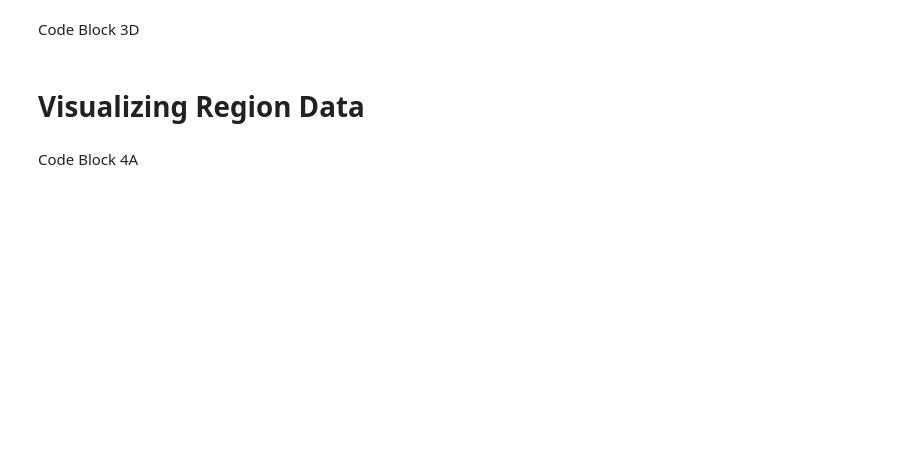
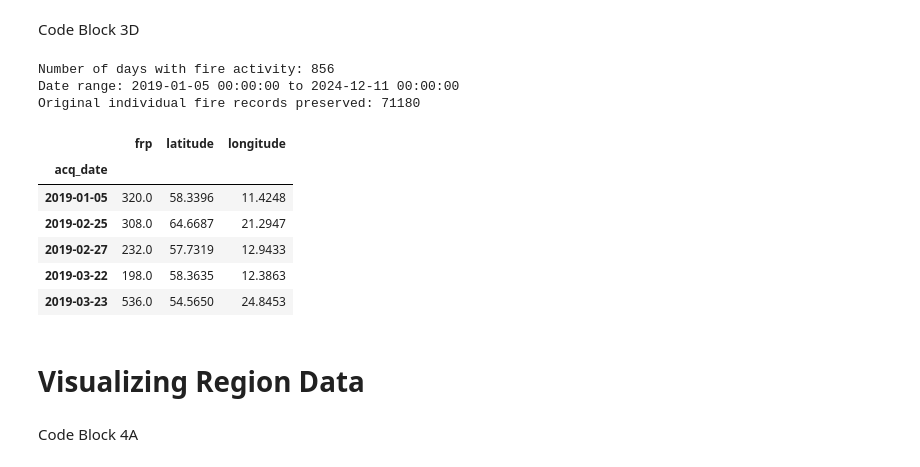
Before and after one commit to Matars/Caffein, a Jupyter notebook: notebooks/wildfire_prediction.ipynb, the cells around one changed output. Drawn from its saved outputs; the diff is of its cells as text; code cells hidden in the pictures; blank space fills up the shorter version.

```diff
--- a/notebooks/wildfire_prediction.ipynb
+++ b/notebooks/wildfire_prediction.ipynb
@@ -305,3 +343,39 @@ df.head()
+# %%
+# IMPORTANT: Save the raw filtered data before aggregation for later visualization
+df_filtered_raw = df_filtered.copy()
+
+# Store latitude and longitude info before aggregation (we'll need this for mapping later)
+# For each day, keep the median lat/lon of all fires that occurred
+df_locations = df_filtered.resample('D')[['latitude', 'longitude']].median()
+
+# Aggregate by daily - sum the FRP for all fires on each day
+# This way we preserve the actual fire activity per day
+df = df_filtered.resample('D')['frp'].sum().to_frame()
+
+# Merge the location data back
+df = df.join(df_locations)
+
+# Only keep days where there were actually fires (FRP > 0)
+# This prevents the model from learning that fires happen every single day
+df = df[df['frp'] > 0]
+
+print(f"Number of days with fire activity: {len(df)}")
+print(f"Date range: {df.index.min()} to {df.index.max()}")
+print(f"Original individual fire records preserved: {len(df_filtered_raw)}")
+
+# Display the dataset
+df.head()
+# %% [output]
+Number of days with fire activity: 856
+Date range: 2019-01-05 00:00:00 to 2024-12-11 00:00:00
+Original individual fire records preserved: 71180
+|  | frp | latitude | longitude |
+| acq_date |  |  |  |
+| 2019-01-05 | 320.0 | 58.3396 | 11.4248 |
+| 2019-02-25 | 308.0 | 64.6687 | 21.2947 |
+| 2019-02-27 | 232.0 | 57.7319 | 12.9433 |
+| 2019-03-22 | 198.0 | 58.3635 | 12.3863 |
+| 2019-03-23 | 536.0 | 54.5650 | 24.8453 |
 # %% [markdown]
 # Visualizing Region Data
 # %% [markdown]
```
Also changed, not shown: parts of 26 cells of this notebook, 46 other files.
